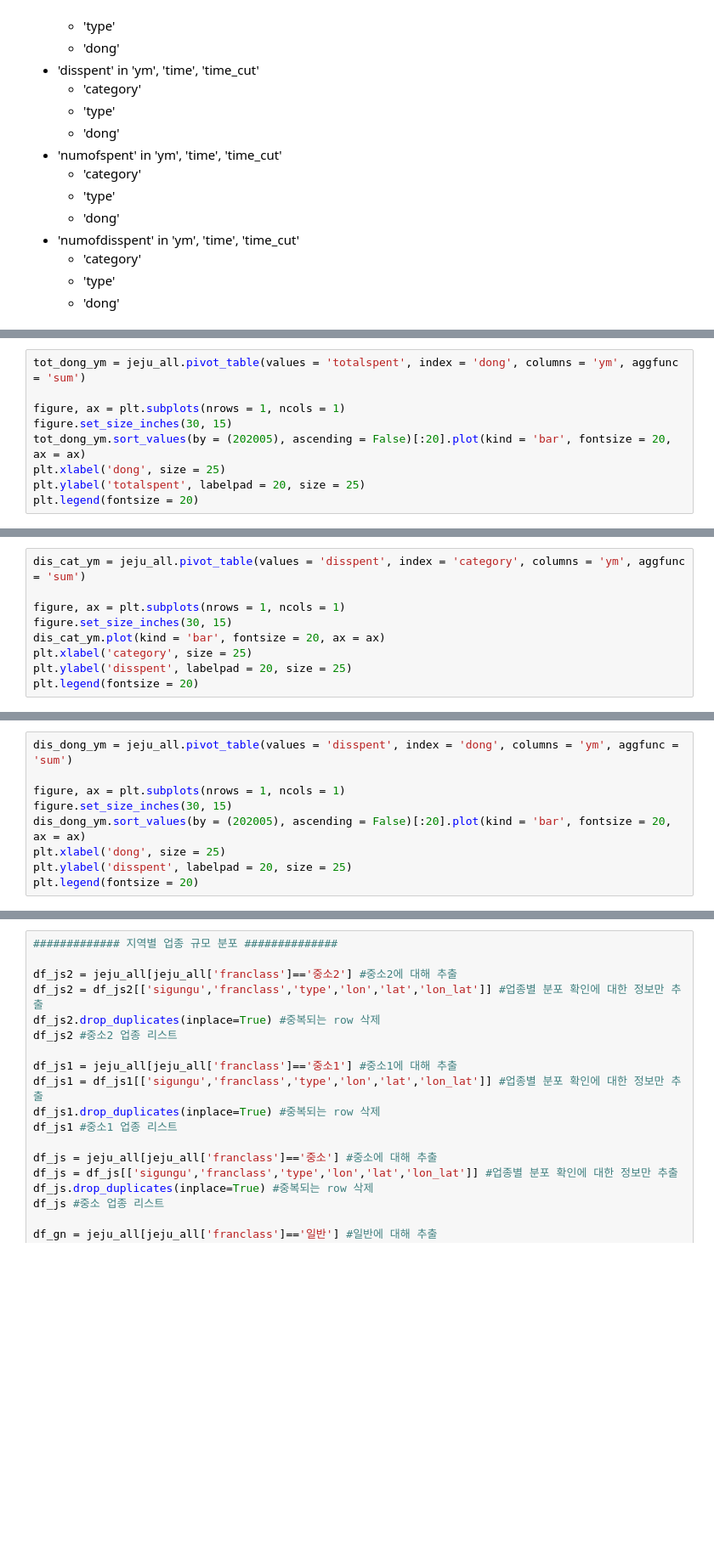
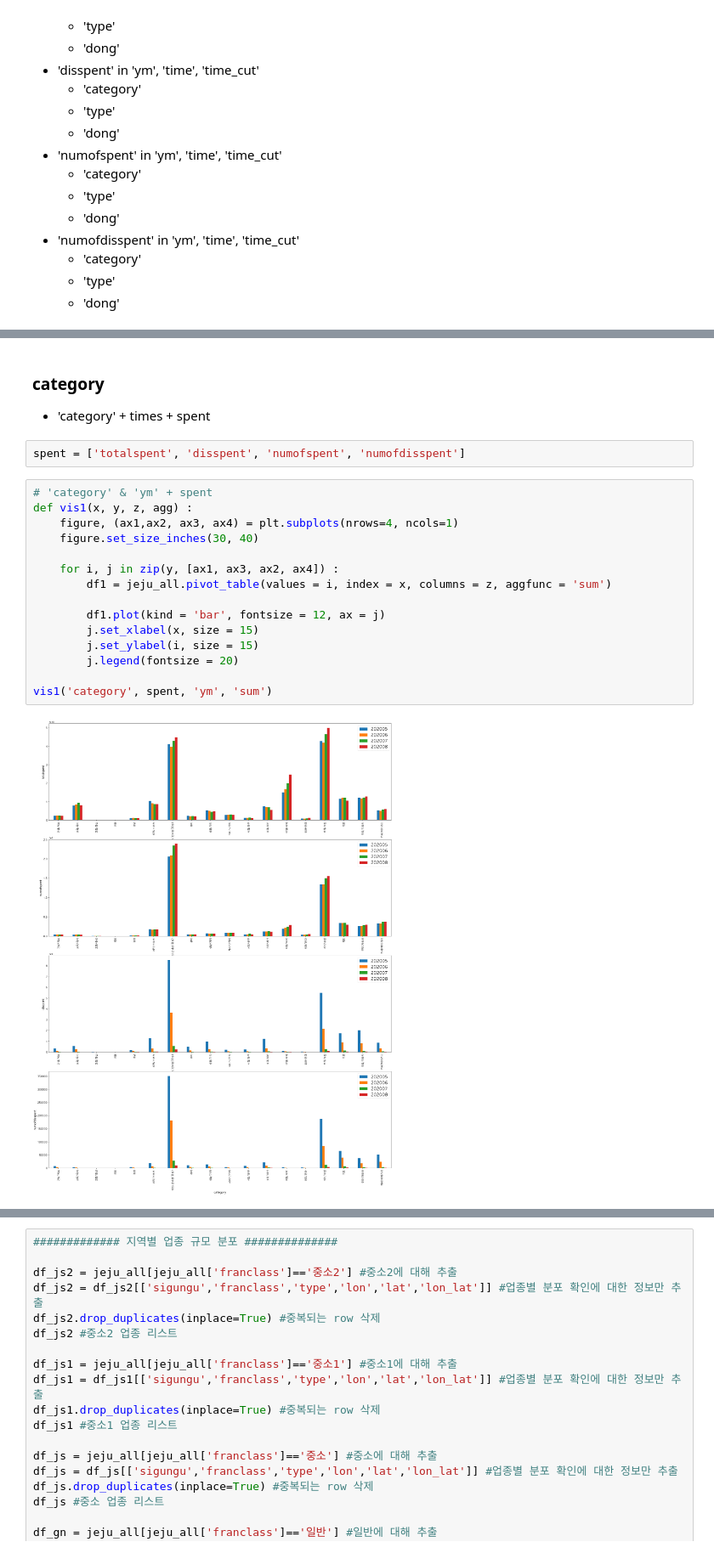
Before and after one commit to harryjeong27/dacon_jeju, a Jupyter notebook: baseline.ipynb, the cells around one changed output, grey strips where cells are left out. Shown at 85% size. Saved outputs shown, nothing was run; the diff lists cells and outputs as text; blank space fills up the shorter version.

```diff
--- a/baseline.ipynb
+++ b/baseline.ipynb
@@ -971,9 +944,0 @@ plt.legend(fontsize = 20)
-# %%
-tot_dong_ym = jeju_all.pivot_table(values = 'totalspent', index = 'dong', columns = 'ym', aggfunc = 'sum')
-
-figure, ax = plt.subplots(nrows = 1, ncols = 1)
-figure.set_size_inches(30, 15)
-tot_dong_ym.sort_values(by = (202005), ascending = False)[:20].plot(kind = 'bar', fontsize = 20, ax = ax)
-plt.xlabel('dong', size = 25)
-plt.ylabel('totalspent', labelpad = 20, size = 25)
-plt.legend(fontsize = 20)
@@ -983,9 +944,0 @@ plt.legend(fontsize = 20)
-# %%
-dis_cat_ym = jeju_all.pivot_table(values = 'disspent', index = 'category', columns = 'ym', aggfunc = 'sum')
-
-figure, ax = plt.subplots(nrows = 1, ncols = 1)
-figure.set_size_inches(30, 15)
-dis_cat_ym.plot(kind = 'bar', fontsize = 20, ax = ax)
-plt.xlabel('category', size = 25)
-plt.ylabel('disspent', labelpad = 20, size = 25)
-plt.legend(fontsize = 20)
@@ -995,9 +944,0 @@ plt.legend(fontsize = 20)
-# %%
-dis_dong_ym = jeju_all.pivot_table(values = 'disspent', index = 'dong', columns = 'ym', aggfunc = 'sum')
-
-figure, ax = plt.subplots(nrows = 1, ncols = 1)
-figure.set_size_inches(30, 15)
-dis_dong_ym.sort_values(by = (202005), ascending = False)[:20].plot(kind = 'bar', fontsize = 20, ax = ax)
-plt.xlabel('dong', size = 25)
-plt.ylabel('disspent', labelpad = 20, size = 25)
-plt.legend(fontsize = 20)
@@ -1006,0 +994,22 @@ plt.legend(fontsize = 20)
+# %% [markdown]
+### category
+- 'category' + times + spent
+# %%
+spent = ['totalspent', 'disspent', 'numofspent', 'numofdisspent']
+# %%
+# 'category' & 'ym' + spent
+def vis1(x, y, z, agg) :
+    figure, (ax1,ax2, ax3, ax4) = plt.subplots(nrows=4, ncols=1)
+    figure.set_size_inches(30, 40)
+
+    for i, j in zip(y, [ax1, ax3, ax2, ax4]) :
+        df1 = jeju_all.pivot_table(values = i, index = x, columns = z, aggfunc = 'sum')
+
+        df1.plot(kind = 'bar', fontsize = 12, ax = j)
+        j.set_xlabel(x, size = 15)
+        j.set_ylabel(i, size = 15)
+        j.legend(fontsize = 20)
+
+vis1('category', spent, 'ym', 'sum')
+# %% [output]
+[figure, added]
```
Also changed, not shown: parts of 31 cells of this notebook, 1 other file.
